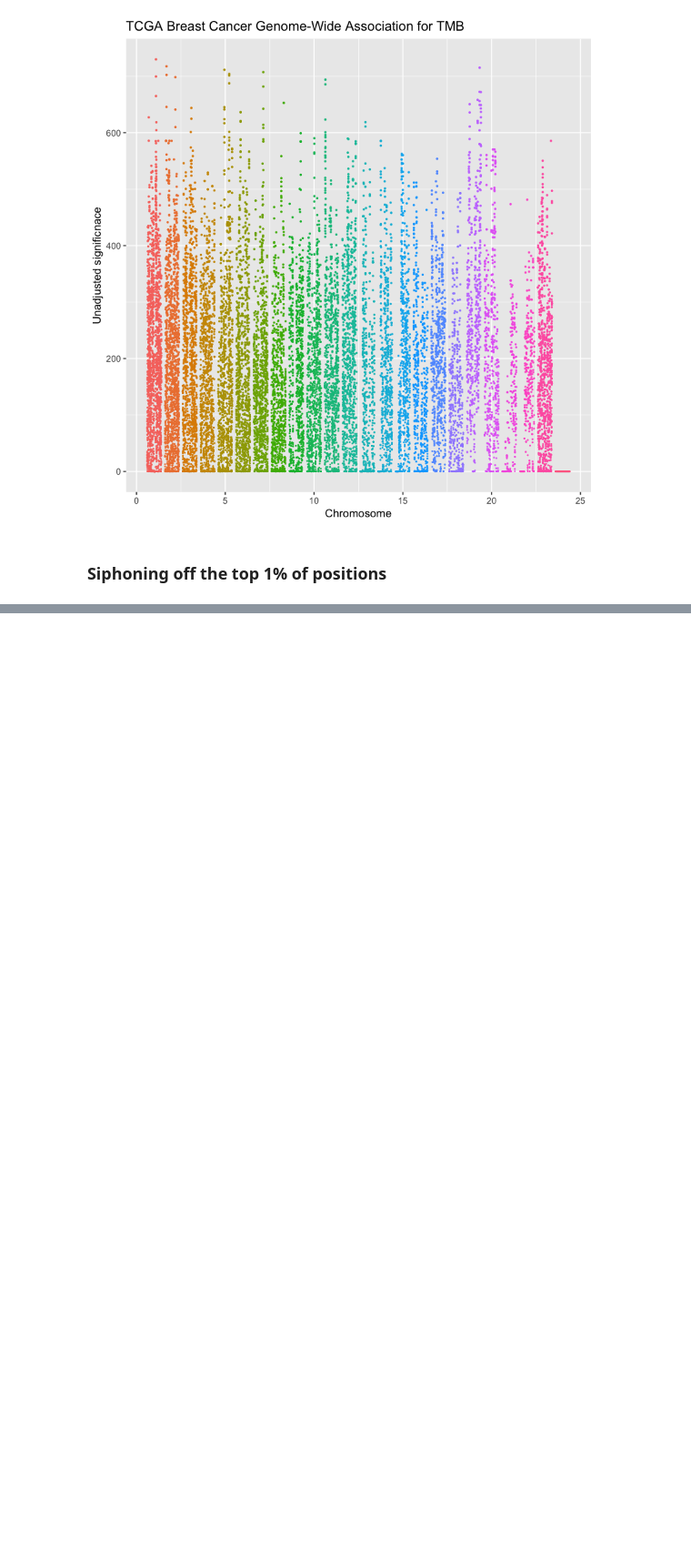
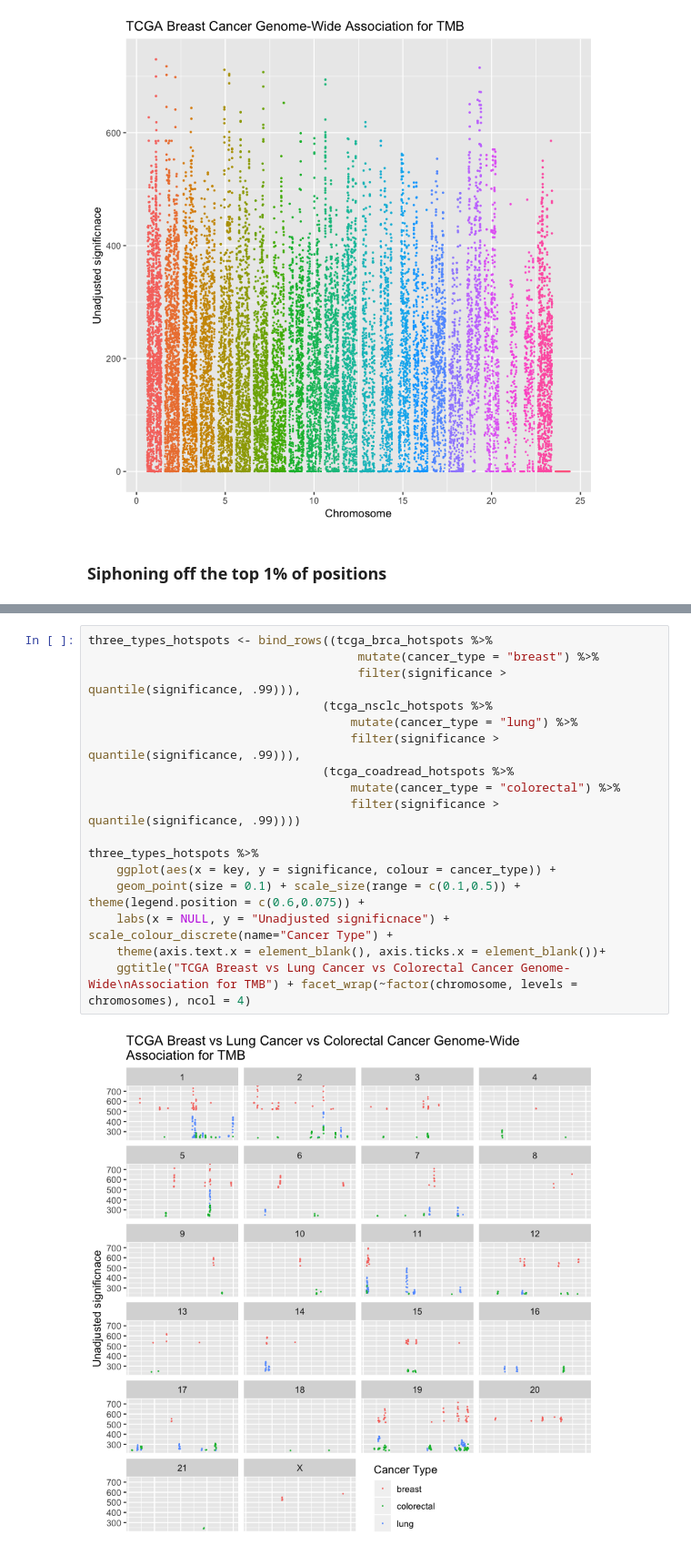
Before and after one commit to cobrbra/ccg, a Jupyter notebook: Code/Sliding_Window_Algorithm.ipynb, the cells around one changed output, grey strips where cells are left out. Shown at 91% size. Drawn from its saved outputs; the diff is of its cells as text; blank space fills up the shorter version.

```diff
--- a/Code/Sliding_Window_Algorithm.ipynb
+++ b/Code/Sliding_Window_Algorithm.ipynb
@@ -122,0 +315,19 @@ for (n in 1:24) {
+# %%
+three_types_hotspots <- bind_rows((tcga_brca_hotspots %>%
+                                      mutate(cancer_type = "breast") %>%
+                                      filter(significance > quantile(significance, .99))),
+                                 (tcga_nsclc_hotspots %>%
+                                     mutate(cancer_type = "lung") %>%
+                                     filter(significance > quantile(significance, .99))),
+                                 (tcga_coadread_hotspots %>%
+                                     mutate(cancer_type = "colorectal") %>%
+                                     filter(significance > quantile(significance, .99))))
+
+three_types_hotspots %>%
+    ggplot(aes(x = key, y = significance, colour = cancer_type)) +
+    geom_point(size = 0.1) + scale_size(range = c(0.1,0.5)) + theme(legend.position = c(0.6,0.075)) +
+    labs(x = NULL, y = "Unadjusted significnace") + scale_colour_discrete(name="Cancer Type") +
+    theme(axis.text.x = element_blank(), axis.ticks.x = element_blank())+
+    ggtitle("TCGA Breast vs Lung Cancer vs Colorectal Cancer Genome-Wide\nAssociation for TMB") + facet_wrap(~factor(chromosome, levels = chromosomes), ncol = 4)
+# %% [output]
+[figure, added]
```
Also changed, not shown: parts of 21 cells of this notebook, 8 other files.
